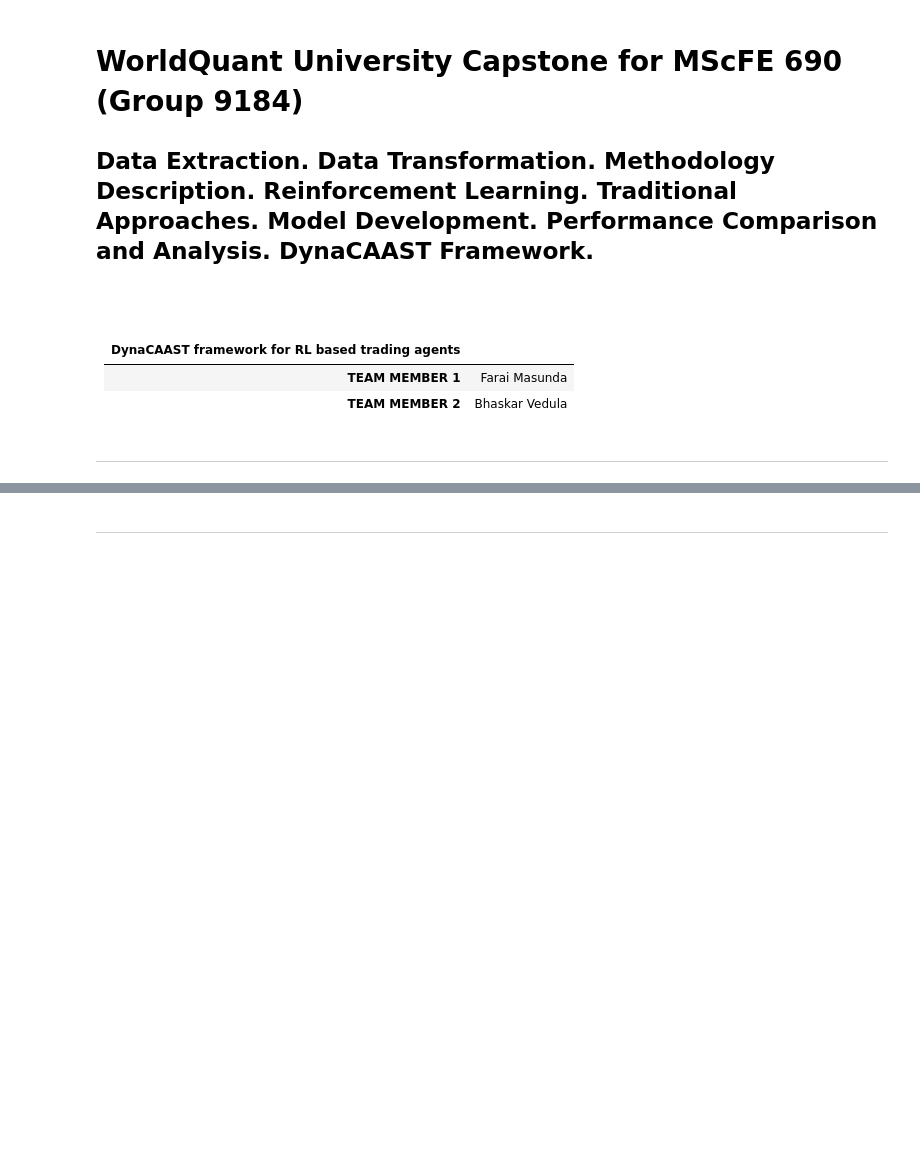
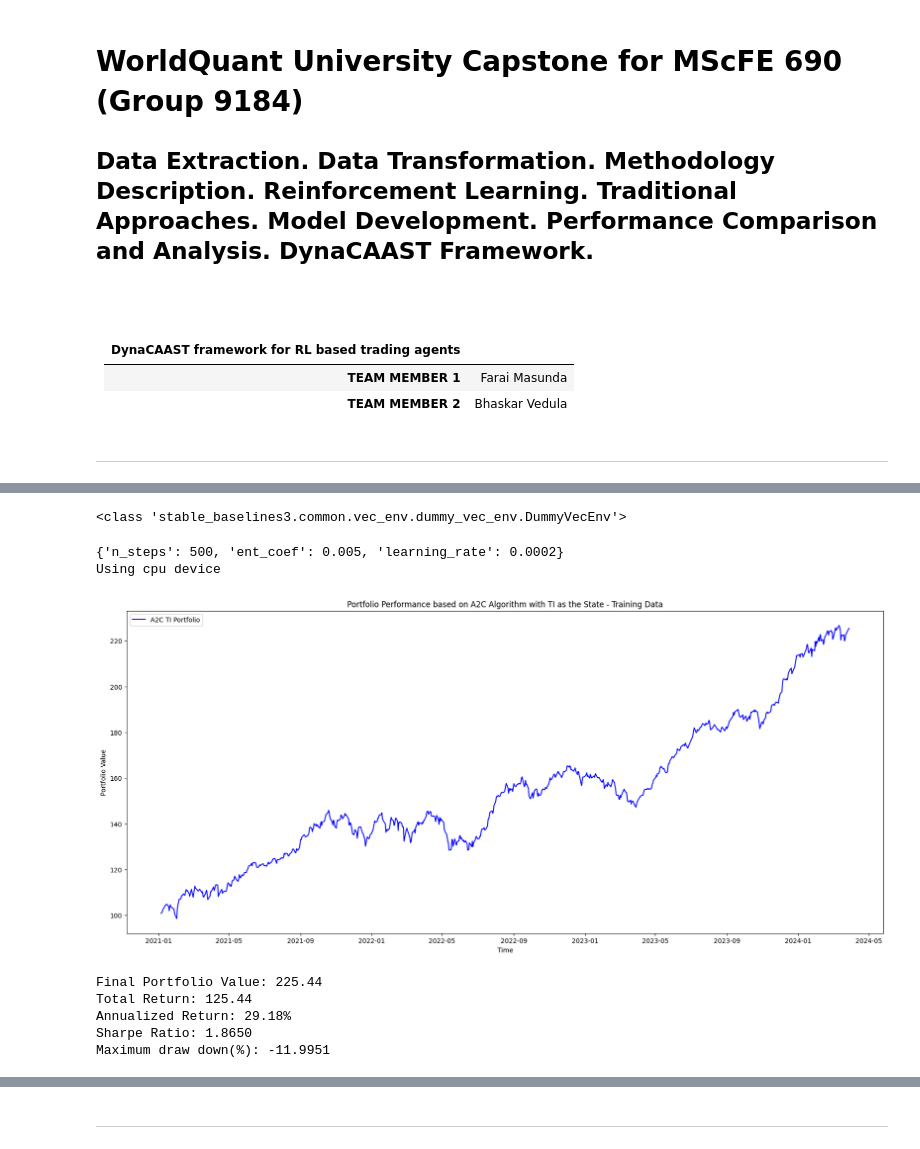
Before and after one commit to bhaskarvedula/WorldQuant-Capstone-MScFe690, a Jupyter notebook: MainNotebook_3.ipynb, the cells around one changed output, grey strips where cells are left out. Cells and saved outputs as stored; diff of their text form; code cells hidden in the pictures; blank space fills up the shorter version.

```diff
--- a/MainNotebook_3.ipynb
+++ b/MainNotebook_3.ipynb
@@ -17,0 +30,64 @@
+# %%
+env_train, _ = e_train_gym.get_sb_env()
+print(type(env_train))
+# %% [output]
+<class 'stable_baselines3.common.vec_env.dummy_vec_env.DummyVecEnv'>
+# %%
+# initialize
+agent = DRLAgent(env = env_train)
+model_a2c_ti = agent.get_model(model_name="a2c",model_kwargs = A2C_PARAMS_TI)
+# %% [output]
+{'n_steps': 500, 'ent_coef': 0.005, 'learning_rate': 0.0002}
+Using cpu device
+# %%
+trained_a2c_ti = agent.train_model(model=model_a2c_ti, tb_log_name='a2c', total_timesteps=total_timesteps_)
+DynaCAAST_Model['a2c_ti'] = trained_a2c_ti
+# %%
+import time
+# A2C Train Model
+e_trade_gym = StockPortfolioEnv(df = train_data_ti, **env_kwargs)
+env_trade, obs_trade = e_trade_gym.get_sb_env()
+
+a2c_train_returns_ti, _ = DRLAgent.DRL_prediction(model=trained_a2c_ti, test_data = train_data_ti, test_env = env_trade, test_obs = obs_trade)
+# %%
+capital = initial_capital
+portfolio_values = []
+portfolio_returns = []
+
+for i in range(1, len(a2c_train_returns_ti)):
+    # Calculate portfolio returns based on the weighted sum of security returns
+    portfolio_return = a2c_train_returns_ti['daily_return'].iloc[i]
+    capital *= (1 + portfolio_return)
+    portfolio_values.append(capital)
+    portfolio_returns.append(portfolio_return)
+
+# Plot the portfolio value over time
+plt.figure(figsize=(21, 9))
+plt.plot(returns_train_data.index[1:], portfolio_values, label="A2C TI Portfolio", color="blue")
+plt.title("Portfolio Performance based on A2C Algorithm with TI as the State - Training Data")
+plt.xlabel("Time")
+plt.ylabel("Portfolio Value")
+plt.legend()
+plt.show()
+
+Strategy_Returns_Data_trg["return_a2c_ti"] = portfolio_returns
+
+# Calculate performance metrics
+final_value_trg_a2c_ti = capital
+total_return_trg_a2c_ti = final_value_trg_a2c_ti - initial_capital
+sharpe_ratio_trg_a2c_ti = np.mean(portfolio_returns) / np.std(portfolio_returns)*np.sqrt(252)
+annualized_return_trg_a2c_ti = (final_value_trg_a2c_ti / initial_capital) ** (1 / (len(returns_train_data) / 252)) - 1  # Assuming daily returns (252 trading days)
+maxdraw_trg_a2c_ti = getMaxDrawdown(pd.DataFrame(portfolio_values), 252)[1].min().values[0]*100
+
+print(f"Final Portfolio Value: {final_value_trg_a2c_ti:.2f}")
+print(f"Total Return: {total_return_trg_a2c_ti:.2f}")
+print(f"Annualized Return: {annualized_return_trg_a2c_ti * 100:.2f}%")
+print(f"Sharpe Ratio: {sharpe_ratio_trg_a2c_ti:.4f}")
+print(f"Maximum draw down(%): {maxdraw_trg_a2c_ti:.4f}")
+# %% [output]
+[figure, added]
+Final Portfolio Value: 225.44
+Total Return: 125.44
+Annualized Return: 29.18%
+Sharpe Ratio: 1.8650
+Maximum draw down(%): -11.9951
```
Also changed, not shown: parts of 157 cells of this notebook.
